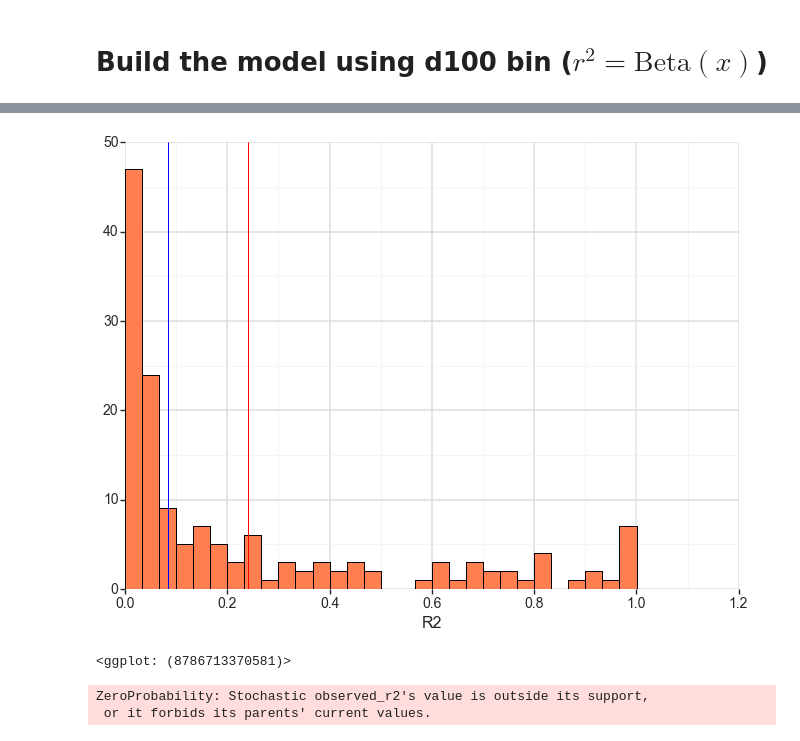
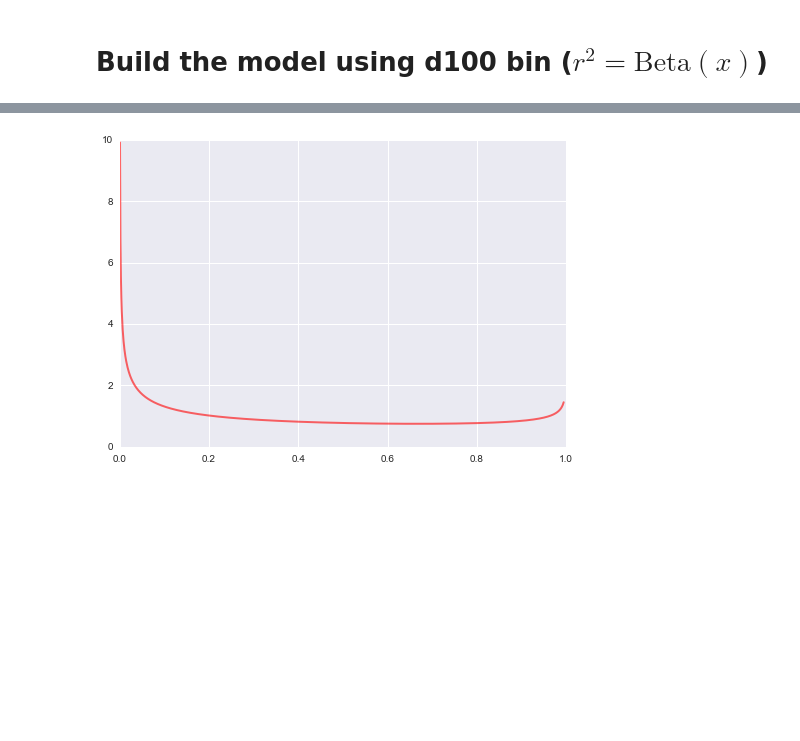
Before and after one commit to xguse/ipy_notebooks, a Jupyter notebook: YALE/ddrad58/2015-02-19_modeling_R2_of_a_distance_bin.ipynb, the cells around one changed output, grey strips where cells are left out. Drawn from its saved outputs; the diff is of its cells as text; code cells hidden in the pictures; blank space fills up the shorter version.

```diff
--- a/YALE/ddrad58/2015-02-19_modeling_R2_of_a_distance_bin.ipynb
+++ b/YALE/ddrad58/2015-02-19_modeling_R2_of_a_distance_bin.ipynb
@@ -574,2 +573,10 @@ Plotting lambda_dist
 # %% [markdown]
 # Build the model using d100 bin ($r^2 = \mathrm{Beta}(x)$)
+# %%
+# func to plot the beta prob density function
+
+def plt_beta(a,b):
+    x = np.linspace(beta.ppf(0.01, a, b),
+                  beta.ppf(0.99, a, b), 1000)
+    plt.plot(x, beta.pdf(x, a, b),
+             'r-', lw=2, alpha=0.6, label='beta pdf')
@@ -576,11 +594,12 @@ Plotting lambda_dist
+# %%
+plt_beta(rv_a,rv_b)
+# %% [output]
+[figure, added]
 # %%
-df=d100
+# df=d100
 
-p = gp.ggplot(gp.aes(x='R2'), data=df)
-p + gp.geom_histogram(fill='coral')  + \
-    gp.geom_vline(xintercept=[df.R2.mean()], color='red') + \
-    gp.geom_vline(xintercept=[df.R2.median()], color='blue') + \
-    gp.theme_seaborn(context='talk')
+# p = gp.ggplot(gp.aes(x='R2'), data=df)
+# p + gp.geom_histogram(fill='coral')  + \
+#     gp.geom_vline(xintercept=[df.R2.mean()], color='red') + \
+#     gp.geom_vline(xintercept=[df.R2.median()], color='blue') + \
+#     gp.theme_seaborn(context='talk')
-# %% [output]
-[figure, removed]
-<ggplot: (8786713370581)>
@@ -596,10 +611,8 @@ beta_obs = mc.Beta(name='beta_obs',
 # %%
-observed_r2 = mc.Beta(name='observed_r2',
-                      alpha=1,
-                      beta=1,
-                      value=d100.R2,
-                      observed=True
+process = mc.Beta(name='process',
+                      alpha=b_alpha,
+                      beta=b_beta,
+                      value=test_data,
+                      observed=True,
+                      verbose=0
                      )
-# %% [output]
-ZeroProbability: Stochastic observed_r2's value is outside its support,
- or it forbids its parents' current values.
```
Also changed, not shown: parts of 31 cells of this notebook, 10 other files.
